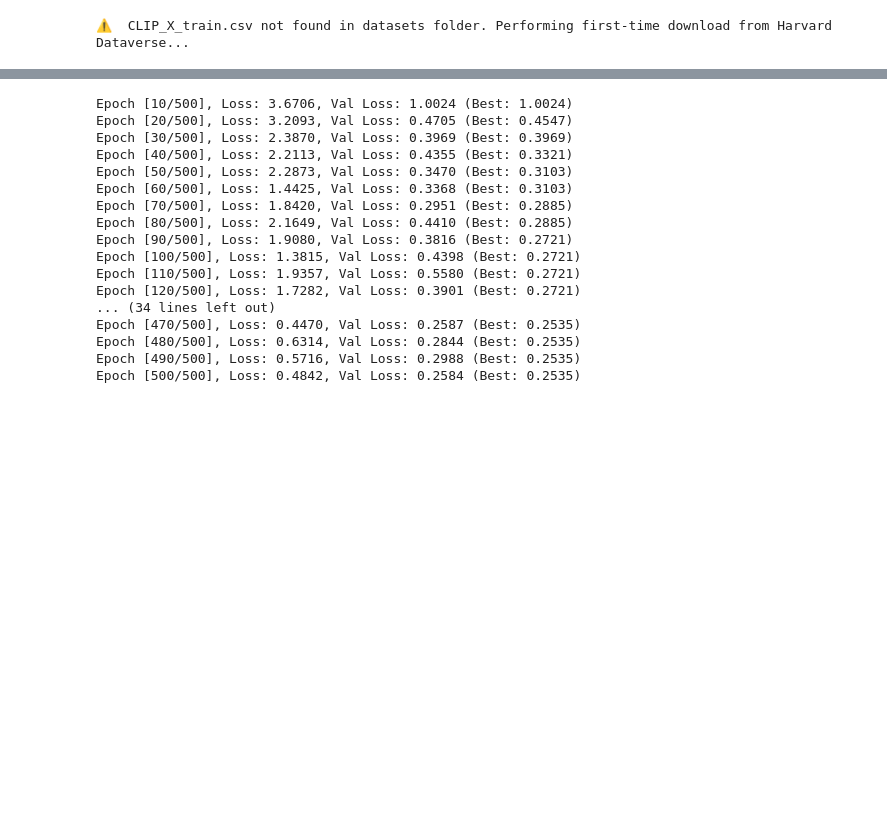
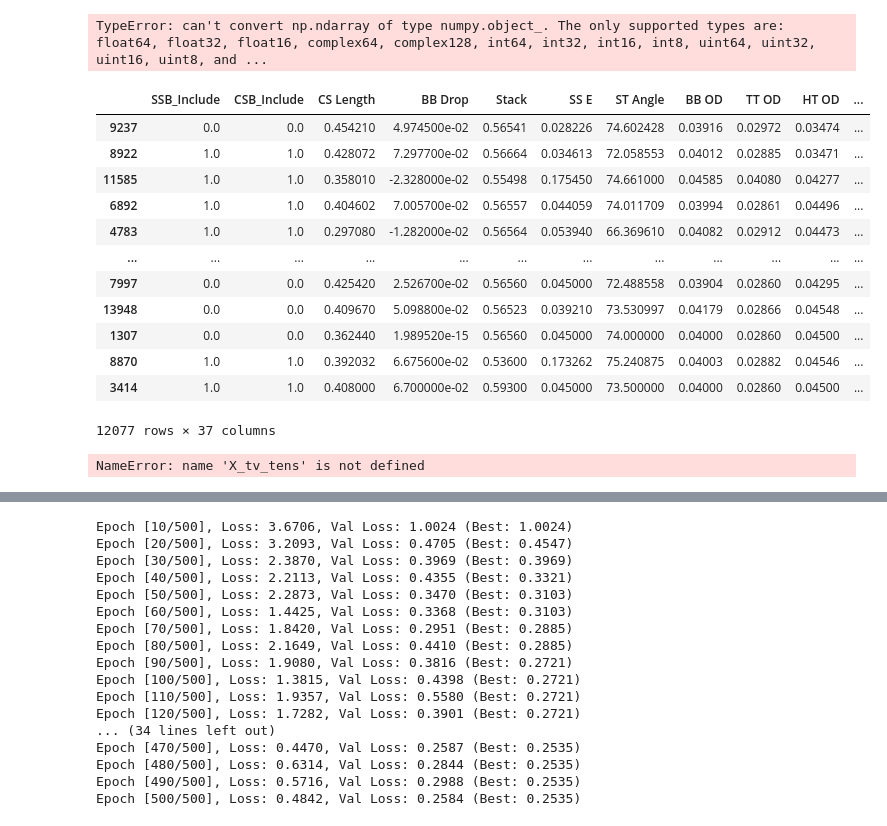
Before and after one commit to yazan-abu-obaideh/biked-commons, a Jupyter notebook: src/biked_commons/prediction/train_validity.ipynb, the cells around one changed output, grey strips where cells are left out. Cells and saved outputs as stored; diff of their text form; code cells hidden in the pictures; blank space fills up the shorter version.

```diff
--- a/src/biked_commons/prediction/train_validity.ipynb
+++ b/src/biked_commons/prediction/train_validity.ipynb
@@ -15,11 +17,35 @@ device = "cpu"
 # %%
-X_tv, Y_tv = loaders.load_clip()
+X_tv, Y_tv = loaders.load_validity()
+X_tv_tens = torch.tensor(X_tv.values, dtype=torch.float32, device=device)
+Y_tv_tens = torch.tensor(Y_tv.values, dtype=torch.float32, device=device)
 # %% [output]
-⚠️  CLIP_X_train.csv not found in datasets folder. Performing first-time download from Harvard Dataverse...
+TypeError: can't convert np.ndarray of type numpy.object_. The only supported types are: float64, float32, float16, complex64, complex128, int64, int32, int16, int8, uint64, uint32, uint16, uint8, and ...
+# %%
+X_tv
+# %% [output]
+|  | SSB_Include | CSB_Include | CS Length | BB Drop | Stack | SS E | ST Angle | BB OD | TT OD | HT OD | ... |
+| 9237 | 0.0 | 0.0 | 0.454210 | 4.974500e-02 | 0.56541 | 0.028226 | 74.602428 | 0.03916 | 0.02972 | 0.03474 | ... |
+| 8922 | 1.0 | 1.0 | 0.428072 | 7.297700e-02 | 0.56664 | 0.034613 | 72.058553 | 0.04012 | 0.02885 | 0.03471 | ... |
+| 11585 | 1.0 | 1.0 | 0.358010 | -2.328000e-02 | 0.55498 | 0.175450 | 74.661000 | 0.04585 | 0.04080 | 0.04277 | ... |
+| 6892 | 1.0 | 1.0 | 0.404602 | 7.005700e-02 | 0.56557 | 0.044059 | 74.011709 | 0.03994 | 0.02861 | 0.04496 | ... |
+| 4783 | 1.0 | 1.0 | 0.297080 | -1.282000e-02 | 0.56564 | 0.053940 | 66.369610 | 0.04082 | 0.02912 | 0.04473 | ... |
+| ... | ... | ... | ... | ... | ... | ... | ... | ... | ... | ... | ... |
+| 7997 | 0.0 | 0.0 | 0.425420 | 2.526700e-02 | 0.56560 | 0.045000 | 72.488558 | 0.03904 | 0.02860 | 0.04295 | ... |
+| 13948 | 0.0 | 0.0 | 0.409670 | 5.098800e-02 | 0.56523 | 0.039210 | 73.530997 | 0.04179 | 0.02866 | 0.04548 | ... |
+| 1307 | 0.0 | 0.0 | 0.362440 | 1.989520e-15 | 0.56560 | 0.045000 | 74.000000 | 0.04000 | 0.02860 | 0.04500 | ... |
+| 8870 | 1.0 | 1.0 | 0.392032 | 6.675600e-02 | 0.53600 | 0.173262 | 75.240875 | 0.04003 | 0.02882 | 0.04546 | ... |
+| 3414 | 1.0 | 1.0 | 0.408000 | 6.700000e-02 | 0.59300 | 0.045000 | 73.500000 | 0.04000 | 0.02860 | 0.04500 | ... |
+12077 rows × 37 columns
 # %%
-X_tv_tens = torch.tensor(X_tv.values, dtype=torch.float32, device=device)
-Y_tv_tens = torch.tensor(Y_tv.values, dtype=torch.float32, device=device)
-mean = X_tv_tens.mean(axis=0)
-std = X_tv_tens.std(axis=0)
+scaler = TorchStandardScaler().to(device)
+scaler.fit(X_tv_tens)
+
+
+scaler_path = models_and_scalers_path("validity_scaler.pt")
+torch.save(scaler, scaler_path)
+
+X_tv_tens = torch.tensor(scaler.transform(X_tv_tens), dtype=torch.float32, device=device)
+# %% [output]
+NameError: name 'X_tv_tens' is not defined
 # %%
 X_train, X_val, Y_train, Y_val = train_test_split(X_tv_tens, Y_tv_tens, test_size=0.2, random_state=42)
```
Also changed, not shown: parts of 2 cells of this notebook, 20 other files.
